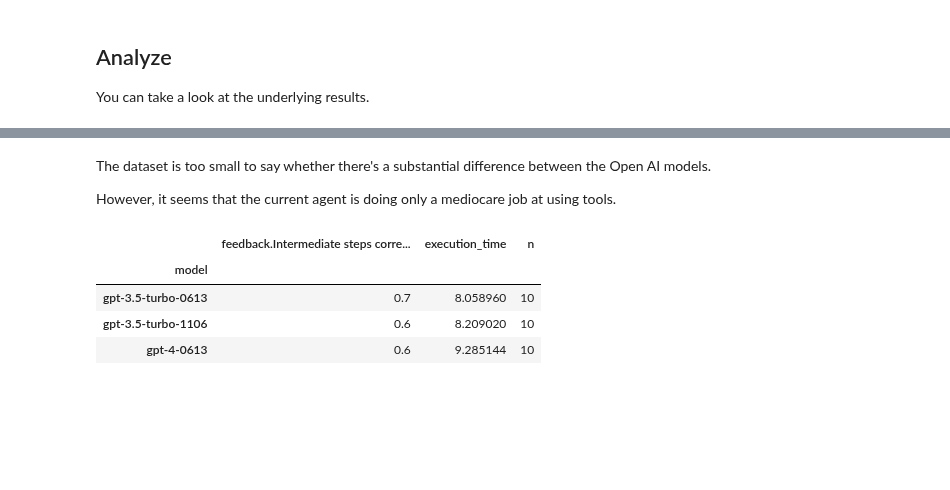
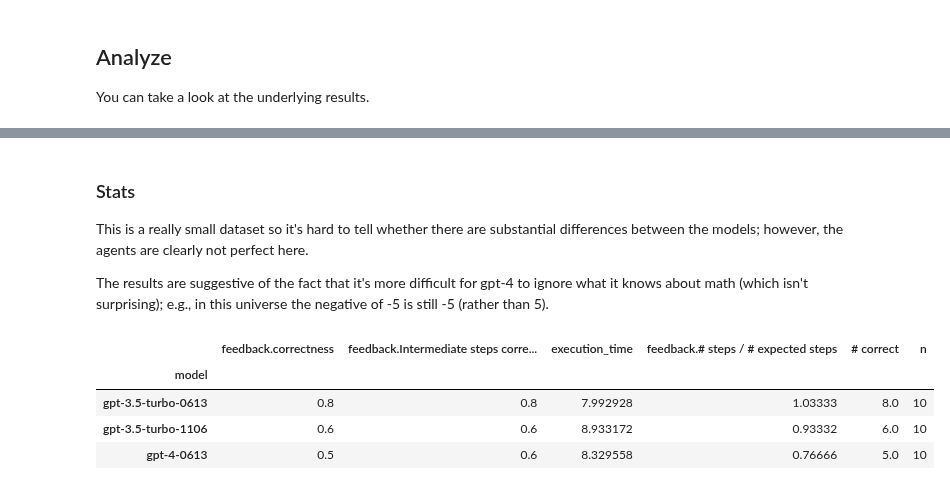
Before and after one commit to langchain-ai/langchain-benchmarks, a Jupyter notebook: docs/source/notebooks/tool_usage/multiverse_math.ipynb, the cells around one changed output, grey strips where cells are left out. Cells and saved outputs as stored; diff of their text form; code cells hidden in the pictures; blank space fills up the shorter version.

```diff
--- a/docs/source/notebooks/tool_usage/multiverse_math.ipynb
+++ b/docs/source/notebooks/tool_usage/multiverse_math.ipynb
@@ -97,14 +97,19 @@ client = Client()
 models = ["gpt-3.5-turbo-1106", "gpt-3.5-turbo-0613", "gpt-4-0613"]
 
 for model in models:
-    eval_config = get_eval_config()
+    print()
+
+    # qa_math uses a custom prompt to grade the output
+    # The prompt guides the LLM to ignore whether the TRUE ANSWER is factually
+    # correct
+    eval_config = get_eval_config(output_evaluation='qa_math')
     agent_factory = agents.OpenAIAgentFactory(task, model=model)
     test_run = client.run_on_dataset(
         dataset_name=task.name,
         llm_or_chain_factory=agent_factory,
         evaluation=eval_config,
         verbose=False,
-        project_name=f"oai-functions-{model}-{experiment_uuid}",
+        project_name=f"multiverse-math-{model}-{experiment_uuid}",
         tags=[model],
         project_metadata={
             "model": model,
@@ -152,3 +158,6 @@ for project in projects:
 
 
 df = pd.concat(dfs)
+
+df['actual_steps'] = df['outputs.intermediate_steps'].apply(lambda steps: [step[0]['tool'] for step in steps])
+df['num_expected_steps'] = df['reference.expected_steps'].apply(len)
@@ -165,13 +164,19 @@ df.head()
 # %% [markdown]
-The dataset is too small to say whether there's a substantial difference between the Open AI models.
+### Stats
 
-However, it seems that the current agent is doing only a mediocare job at using tools.
+This is a really small dataset so it's hard to tell whether there are substantial differences between the models; however, the agents are clearly not perfect here.
+
+The results are suggestive of the fact that it's more difficult for gpt-4 to ignore what it knows about math (which isn't surprising); e.g., in this universe the negative of -5 is still -5 (rather than 5).
 # %%
-count_df = df1.groupby('model').size().to_frame('n')
-df1.groupby('model')[['feedback.Intermediate steps correctness', 'execution_time']].mean().join(count_df)
+correct_df = df.groupby('model')['feedback.correctness'].sum().to_frame('# correct')
+count_df = df.groupby('model').size().to_frame('n')
+
+columns = ['feedback.correctness', 'feedback.Intermediate steps correctness', 'execution_time', "feedback.# steps / # expected steps"]
+
+df.groupby('model')[columns].mean().join(correct_df).join(count_df)
 # %% [output]
-|  | feedback.Intermediate steps corre... | execution_time | n |
-| model |  |  |  |
-| gpt-3.5-turbo-0613 | 0.7 | 8.058960 | 10 |
-| gpt-3.5-turbo-1106 | 0.6 | 8.209020 | 10 |
-| gpt-4-0613 | 0.6 | 9.285144 | 10 |
+|  | feedback.correctness | feedback.Intermediate steps corre... | execution_time | feedback.# steps / # expected steps | # correct | n |
+| model |  |  |  |  |  |  |
+| gpt-3.5-turbo-0613 | 0.8 | 0.8 | 7.992928 | 1.03333 | 8.0 | 10 |
+| gpt-3.5-turbo-1106 | 0.6 | 0.6 | 8.933172 | 0.93332 | 6.0 | 10 |
+| gpt-4-0613 | 0.5 | 0.6 | 8.329558 | 0.76666 | 5.0 | 10 |
```
Also changed, not shown: parts of 5 cells of this notebook.
